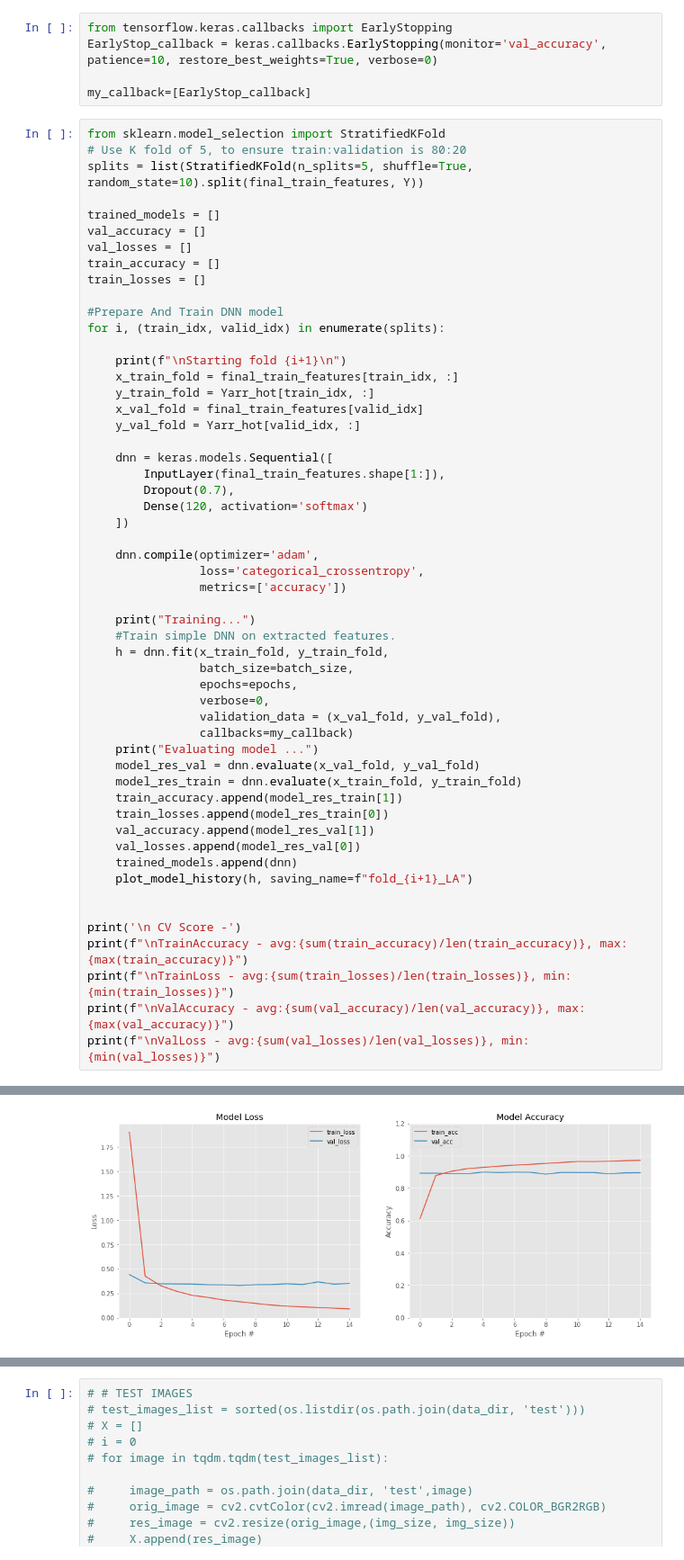
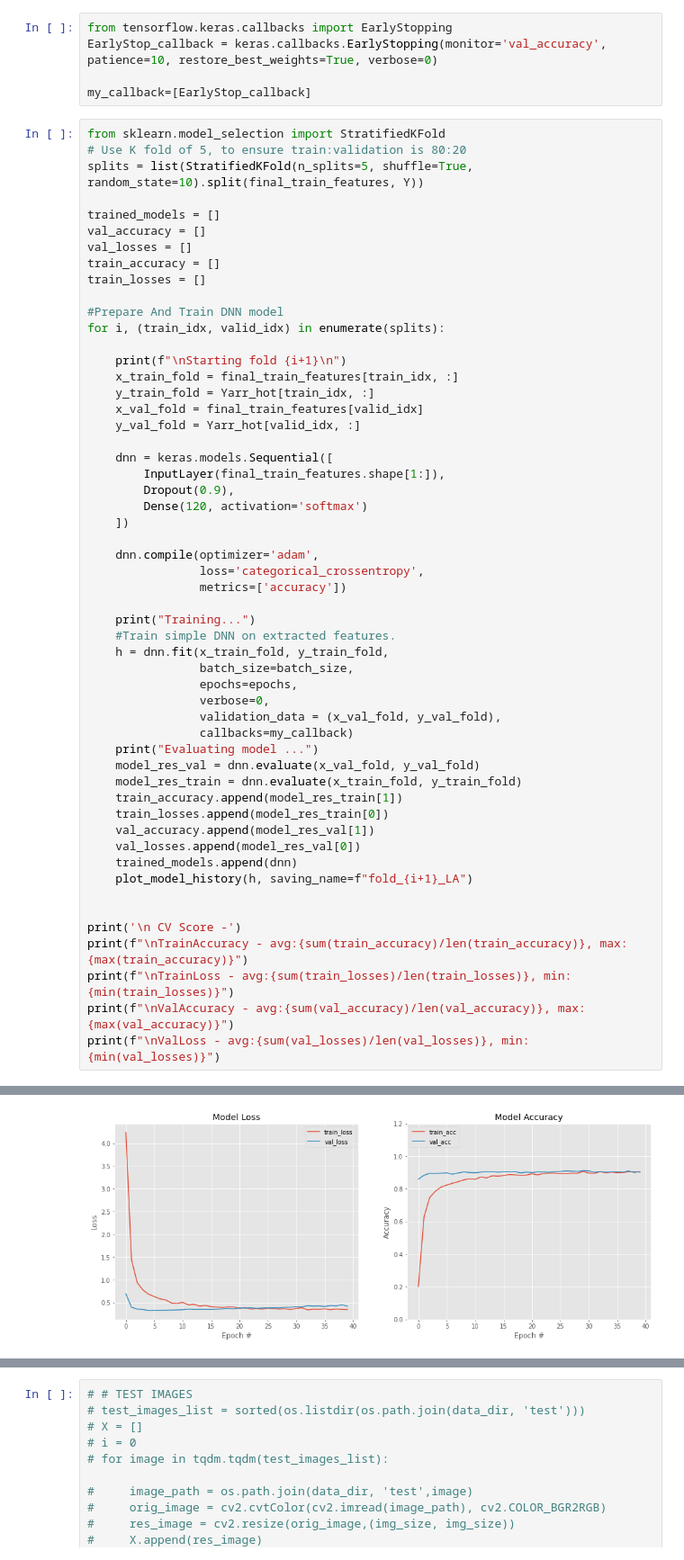
Before and after one commit to nicholasneo78/machine-learning-4041, a Jupyter notebook: feature_extract_evaluate2.ipynb, the cells around one changed output, grey strips where cells are left out. Shown at 90% size. Cells and saved outputs as stored; diff of their text form.

Commit message:
dropout change to 0.9

```diff
--- a/feature_extract_evaluate2.ipynb
+++ b/feature_extract_evaluate2.ipynb
@@ -309,7 +309,7 @@ for i, (train_idx, valid_idx) in enumerate(splits):
 
     dnn = keras.models.Sequential([
         InputLayer(final_train_features.shape[1:]),
-        Dropout(0.7),
+        Dropout(0.9),
         Dense(120, activation='softmax')
     ])
 
@@ -358,4 +358,4 @@ Evaluating model ...
-[figure, old version]
+[figure, new version]
 Starting fold 3
 
 Training...
```
Also changed, not shown: parts of 3 cells of this notebook, 1 other file.
